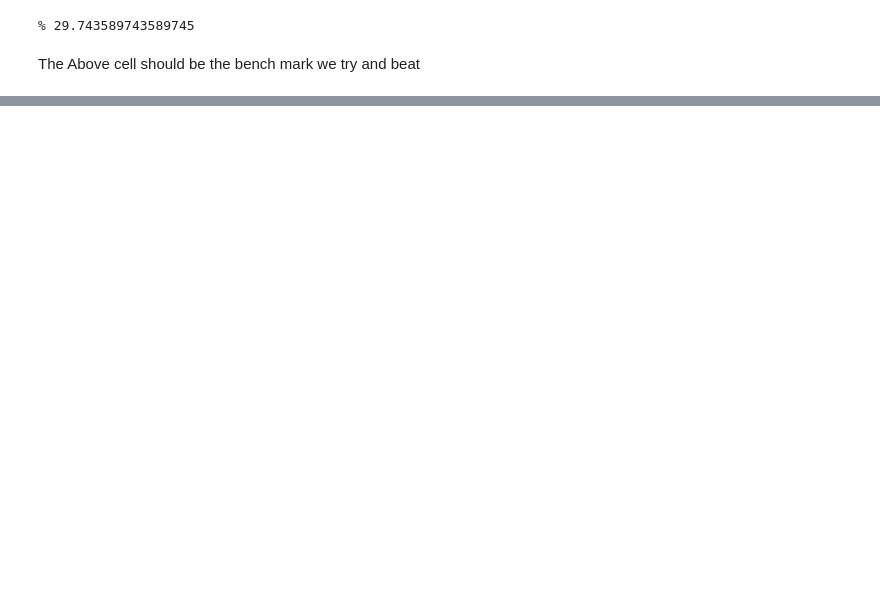
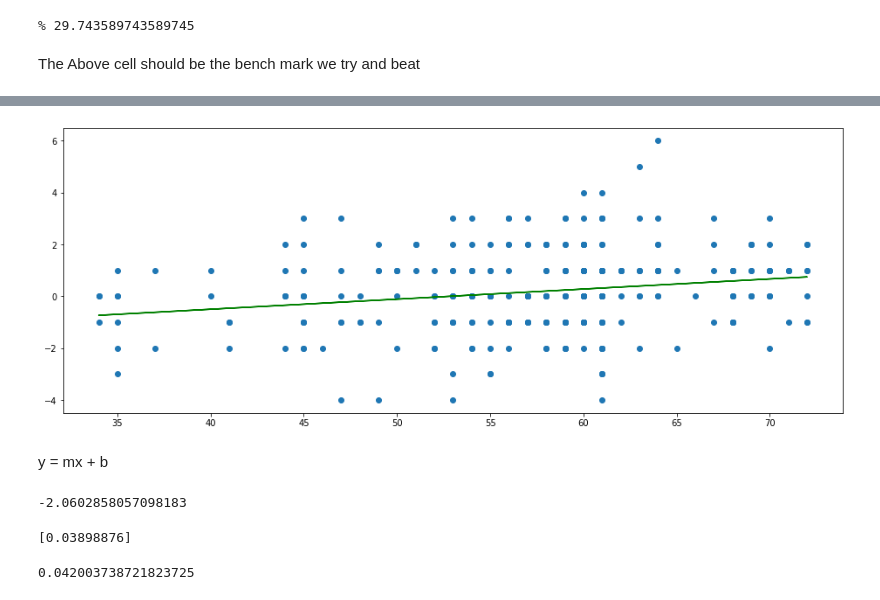
Before and after one commit to TamimEhsan2021/AiBetCore, a Jupyter notebook: linear regression test Tamim.ipynb, the cells around one changed output, grey strips where cells are left out. Drawn from its saved outputs; the diff is of its cells as text; code cells hidden in the pictures; blank space fills up the shorter version.

```diff
--- a/linear regression test Tamim.ipynb
+++ b/linear regression test Tamim.ipynb
@@ -135,0 +157,9 @@ Away Win 11.4%
+# %%
+fig, ax = plt.subplots(figsize=(16,6))
+ax.scatter(X_train, y_train)
+ax.plot(X_train, model.predict(X_train), color='green')
+plt.show()
+# %% [output]
+[figure, added]
+# %% [markdown]
+y = mx + b
@@ -135,0 +169,13 @@ Away Win 11.4%
+# %%
+print(b)
+# %% [output]
+-2.0602858057098183
+# %%
+print(m)
+# %% [output]
+[0.03898876]
+# %%
+#r squred value. the closer to one the better
+model.score(X_train, y_train)
+# %% [output]
+0.042003738721823725
```
Also changed, not shown: parts of 19 cells of this notebook.
